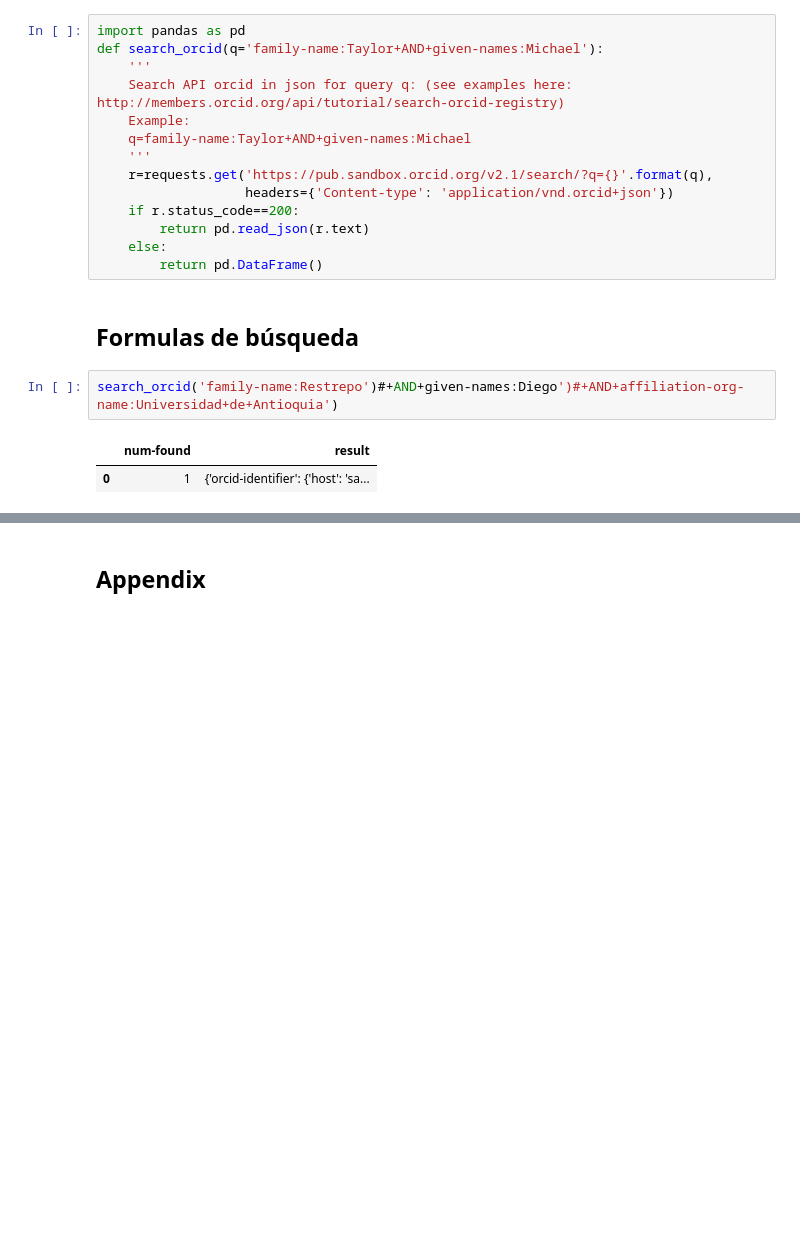
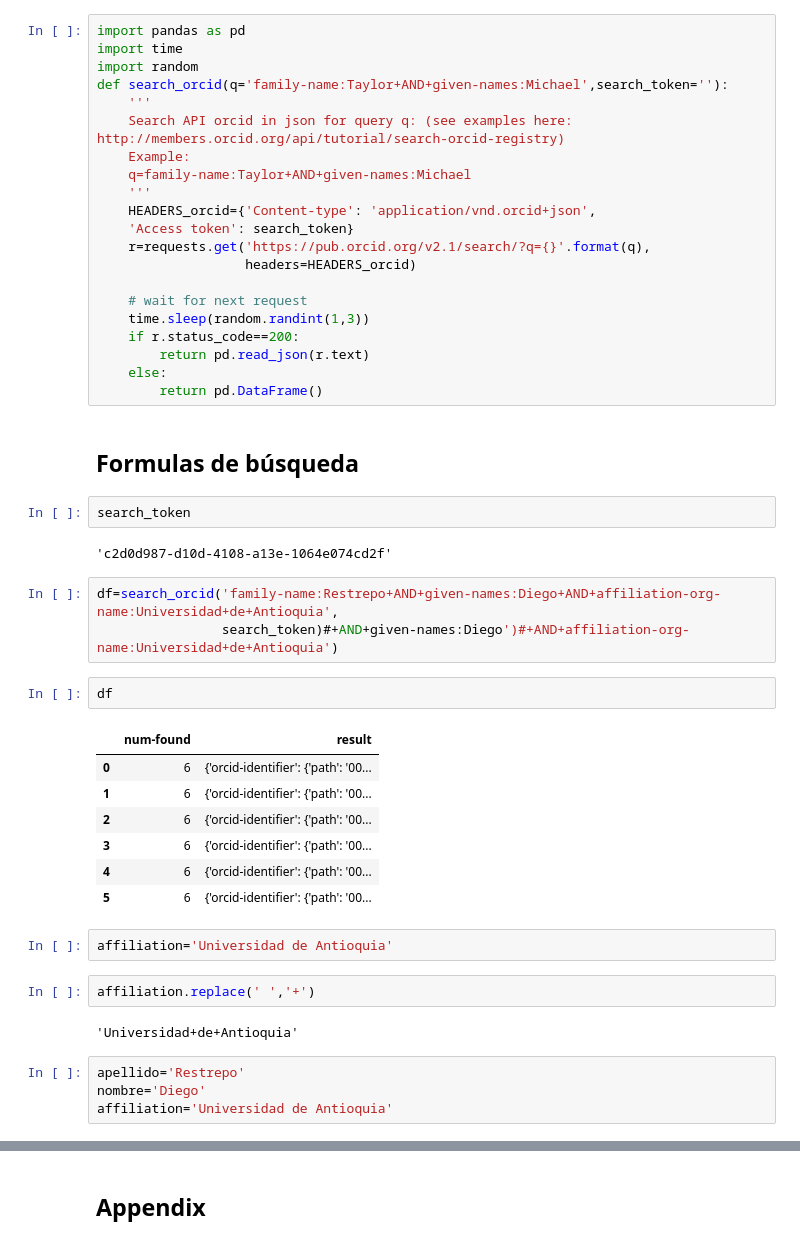
Before and after one commit to restrepo/orcid, a Jupyter notebook: Orcid.ipynb, the cells around one changed output, grey strips where cells are left out. Drawn from its saved outputs; the diff is of its cells as text; blank space fills up the shorter version.

```diff
--- a/Orcid.ipynb
+++ b/Orcid.ipynb
@@ -63,21 +67,50 @@ pd.read_json(r.text)
 # %%
 import pandas as pd
-def search_orcid(q='family-name:Taylor+AND+given-names:Michael'):
+import time
+import random
+def search_orcid(q='family-name:Taylor+AND+given-names:Michael',search_token=''):
     '''
     Search API orcid in json for query q: (see examples here: http://members.orcid.org/api/tutorial/search-orcid-registry)
     Example:
     q=family-name:Taylor+AND+given-names:Michael
     '''
-    r=requests.get('https://pub.sandbox.orcid.org/v2.1/search/?q={}'.format(q),
-                   headers={'Content-type': 'application/vnd.orcid+json'})
+    HEADERS_orcid={'Content-type': 'application/vnd.orcid+json',
+    'Access token': search_token}
+    r=requests.get('https://pub.orcid.org/v2.1/search/?q={}'.format(q),
+                   headers=HEADERS_orcid)
+
+    # wait for next request
+    time.sleep(random.randint(1,3))
     if r.status_code==200:
         return pd.read_json(r.text)
     else:
         return pd.DataFrame()
 # %% [markdown]
 ## Formulas de búsqueda
+# %%
+search_token
+# %% [output]
+'c2d0d987-d10d-4108-a13e-1064e074cd2f'
 # %%
-search_orcid('family-name:Restrepo')#+AND+given-names:Diego')#+AND+affiliation-org-name:Universidad+de+Antioquia')
+df=search_orcid('family-name:Restrepo+AND+given-names:Diego+AND+affiliation-org-name:Universidad+de+Antioquia',
+                search_token)#+AND+given-names:Diego')#+AND+affiliation-org-name:Universidad+de+Antioquia')
-# %% [output]
-|  | num-found | result |
-| 0 | 1 | {'orcid-identifier': {'host': 'sa... |
+# %%
+df
+# %% [output]
+|  | num-found | result |
+| 0 | 6 | {'orcid-identifier': {'path': '00... |
+| 1 | 6 | {'orcid-identifier': {'path': '00... |
+| 2 | 6 | {'orcid-identifier': {'path': '00... |
+| 3 | 6 | {'orcid-identifier': {'path': '00... |
+| 4 | 6 | {'orcid-identifier': {'path': '00... |
+| 5 | 6 | {'orcid-identifier': {'path': '00... |
+# %%
+affiliation='Universidad de Antioquia'
+# %%
+affiliation.replace(' ','+')
+# %% [output]
+'Universidad+de+Antioquia'
+# %%
+apellido='Restrepo'
+nombre='Diego'
+affiliation='Universidad de Antioquia'
```
Also changed, not shown: parts of 36 cells of this notebook.
